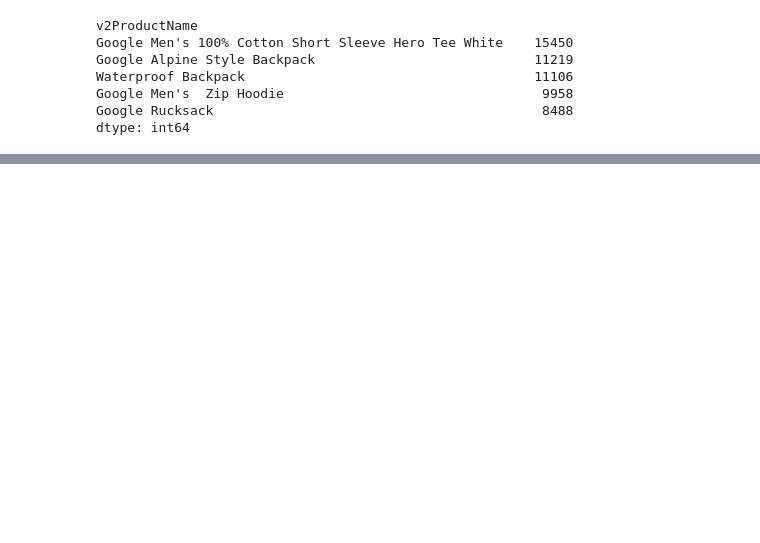
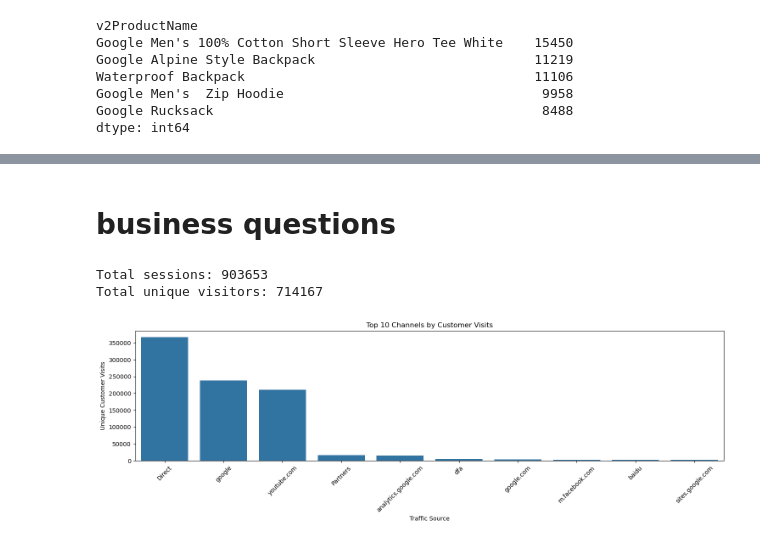
Before and after one commit to karthik-manikulam/GA360-Funnel-Analysis, a Jupyter notebook: GA360_Funnel_Analysis.ipynb, the cells around one changed output, grey strips where cells are left out. Saved outputs shown, nothing was run; the diff lists cells and outputs as text; code cells hidden in the pictures; blank space fills up the shorter version.

```diff
--- a/Untitled.ipynb
+++ b/GA360_Funnel_Analysis.ipynb
@@ -773,3 +735,5 @@ buy
 | Waterproof Backpack | 19379.836853 | 11106 | 2.301390 | 1.112475 |
 | Google Men's Zip Hoodie | 47636.271605 | 9958 | 2.063501 | 2.734500 |
 | Google Rucksack | 17643.699369 | 8488 | 1.758887 | 1.012814 |
+# %% [markdown]
+# business questions
@@ -775,0 +917,35 @@ buy
+# %%
+#1)How much traffic does the site receive?
+
+total_sessions = len(users)
+total_unique_visitors = users["fullVisitorId"].nunique()
+print(f"Total sessions: {total_sessions}")
+print(f"Total unique visitors: {total_unique_visitors}")
+# %% [output]
+Total sessions: 903653
+Total unique visitors: 714167
+# %%
+#2)Top 10 source by customer visits
+
+source = (
+    users.groupby("source")["visitId"]
+    .nunique()
+    .sort_values(ascending=False)
+)
+
+source_channels = source.head(10)
+
+plt.figure(figsize=(15, 5))
+sns.barplot(
+    x=source_channels.index,
+    y=source_channels.values
+)
+
+plt.xticks(rotation=45)
+plt.xlabel("Traffic Source")
+plt.ylabel("Unique Customer Visits")
+plt.title("Top 10 Channels by Customer Visits")
+plt.tight_layout()
+plt.show()
+# %% [output]
+[figure, added]
```
Also changed, not shown: parts of 49 cells of this notebook, 11 other files.
